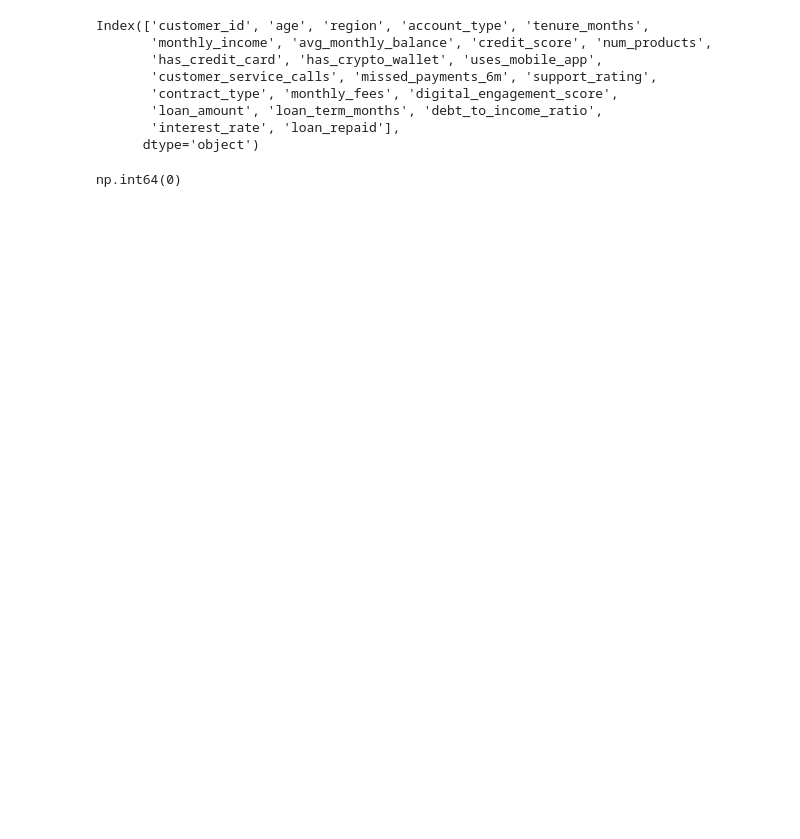
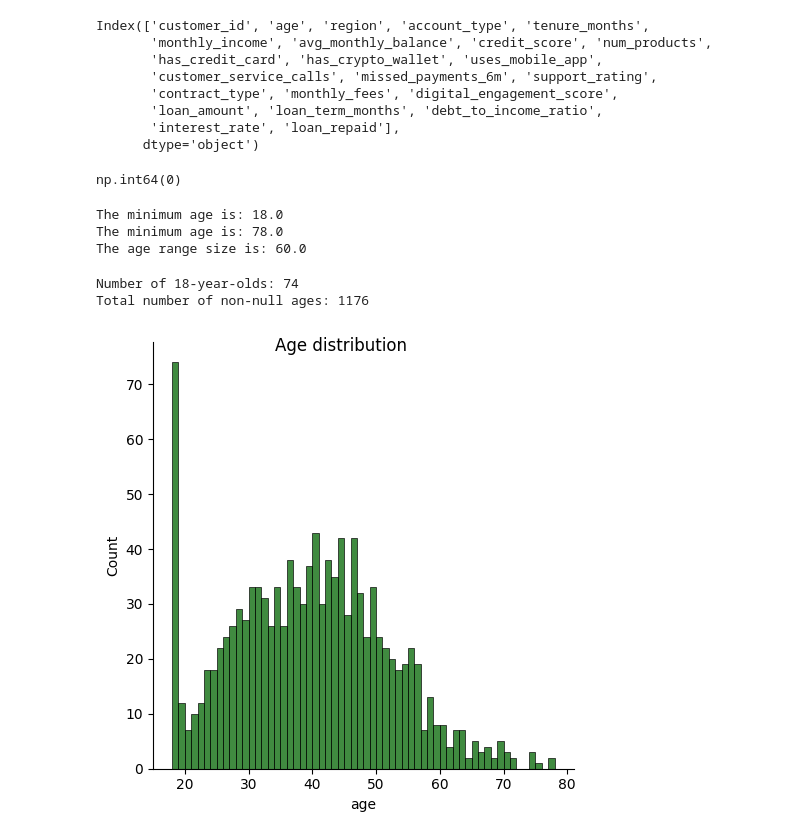
Before and after one commit to sw-sys/codebar_capstone_work, a Jupyter notebook: Capstone_Loans.ipynb, the cells around one changed output. Saved outputs shown, nothing was run; the diff lists cells and outputs as text; code cells hidden in the pictures; blank space fills up the shorter version.

Commit message:
Add EDA visualisations

```diff
--- a/Capstone_Loans.ipynb
+++ b/Capstone_Loans.ipynb
@@ -164,3 +182,39 @@ dup_customers = df['customer_id'].duplicated().sum()
 dup_customers
 # %% [output]
 np.int64(0)
+# %%
+age_min = df['age'].min()
+age_max = df['age'].max()
+
+print(f"The minimum age is:", age_min)
+print(f"The minimum age is:", age_max)
+
+age_range = age_max - age_min
+
+print(f"The age range size is:", age_range)
+# %% [output]
+The minimum age is: 18.0
+The minimum age is: 78.0
+The age range size is: 60.0
+# %%
+#count number of 18 year olds
+count_18_year_olds = df['age'].value_counts().get(18.0, 0) # Use .get() to handle cases where 18.0 might not be present
+print(f"Number of 18-year-olds: {count_18_year_olds}")
+
+# total number of ages in df (non-null values)
+total_ages = df['age'].count()
+print(f"Total number of non-null ages: {total_ages}")
+# %% [output]
+Number of 18-year-olds: 74
+Total number of non-null ages: 1176
+# %%
+# age based analysis - check the central tendency, spread and skewness
+
+sns.displot(df['age'],
+             kde=False,
+             color='darkgreen',
+             bins=60)
+plt.suptitle("Age distribution")
+plt.show()
+# %% [output]
+[figure, added]
```
Also changed, not shown: parts of 13 cells of this notebook.
